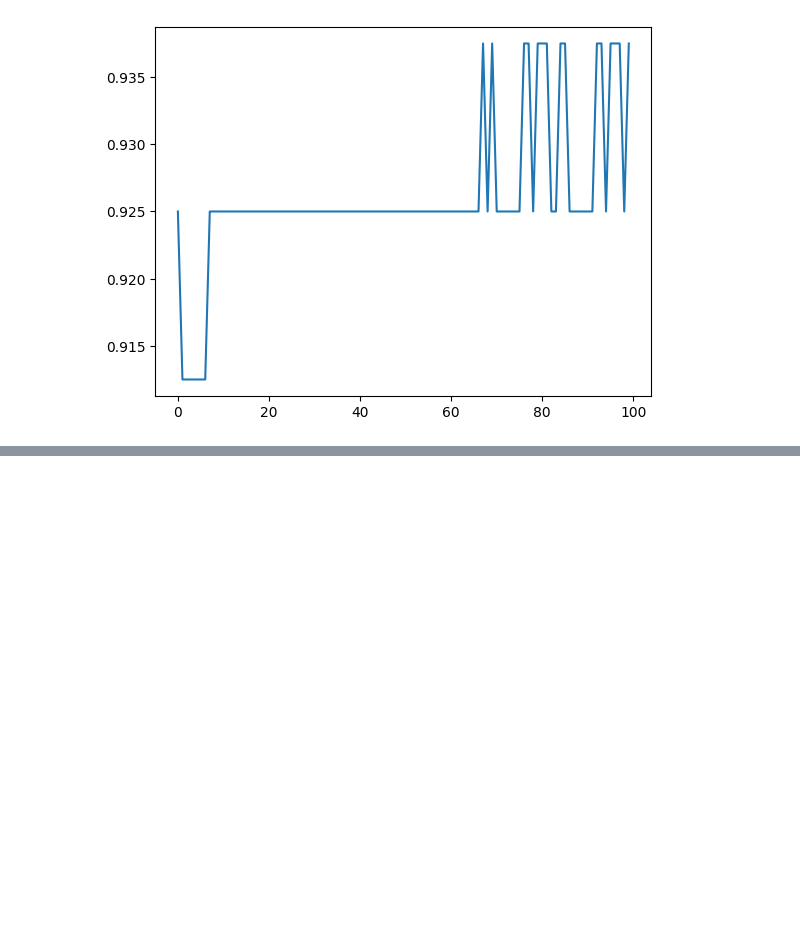
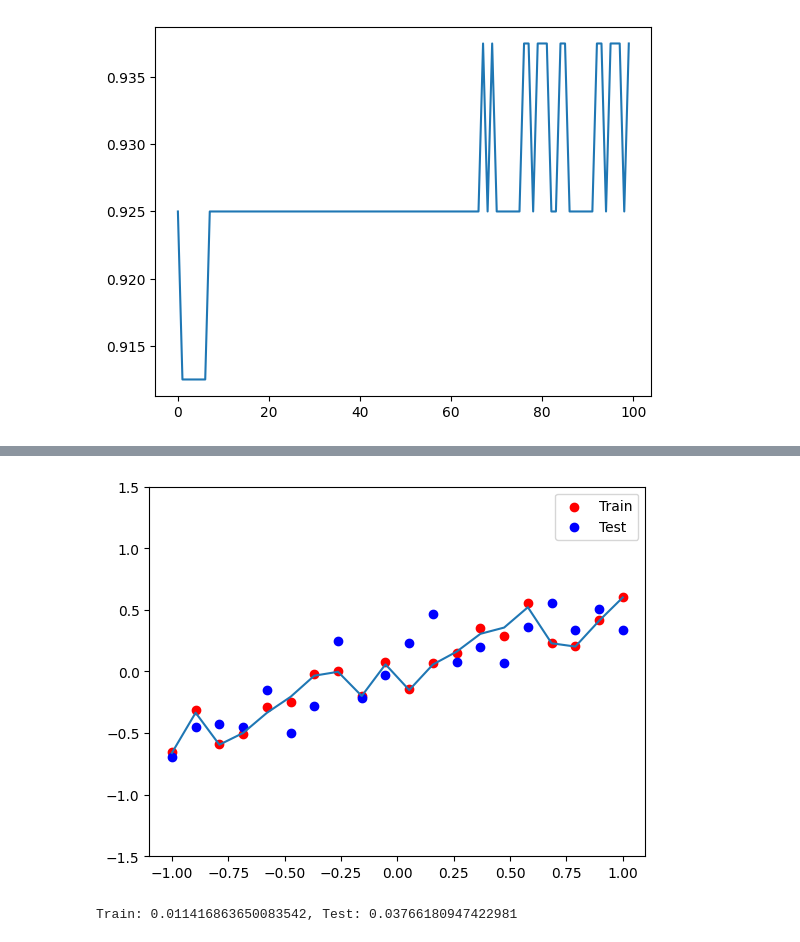
Before and after one commit to Ujjwalupreti/TensorFlow, a Jupyter notebook: D004/practice/Regularization.ipynb, the cells around one changed output, grey strips where cells are left out. Saved outputs shown, nothing was run; the diff lists cells and outputs as text; code cells hidden in the pictures; blank space fills up the shorter version.

```diff
--- a/D004/practice/Regularization.ipynb
+++ b/D004/practice/Regularization.ipynb
@@ -362,0 +456,12 @@ plt.plot(history3_.history['val_accuracy'])
+# %%
+model3 = Keras.Sequential([
+    Layer.Dense(128,input_dim=1,activation="relu"),
+    Layer.Dense(128,activation="relu"),
+    Layer.Dense(1,activation="linear")
+])
+# %%
+Adam = tf.keras.optimizers.Adam(learning_rate=0.01)
+
+model3.compile(loss="mse",optimizer=Adam,metrics=['mse'])
+# %%
+history4 = model3.fit(X_train,y_train,epochs=300,validation_data=(X_test,y_test),verbose=0)
@@ -362,0 +474,2 @@ plt.plot(history3_.history['val_accuracy'])
+# %%
+y_pred_3 = model3.predict(X_test)
@@ -362,0 +478,10 @@ plt.plot(history3_.history['val_accuracy'])
+# %%
+plt.figure()
+plt.scatter(X_train, y_train, c='red', label='Train')
+plt.scatter(X_test, y_test, c='blue', label='Test')
+plt.plot(X_test, y_pred_3)
+plt.legend()
+plt.ylim((-1.5, 1.5))
+plt.show()
+# %% [output]
+[figure, added]
@@ -362,0 +501,6 @@ plt.plot(history3_.history['val_accuracy'])
+# %%
+_, train_mse = model3.evaluate(X_train, y_train, verbose=0)
+_, test_mse = model3.evaluate(X_test, y_test, verbose=0)
+print('Train: {}, Test: {}'.format(train_mse, test_mse))
+# %% [output]
+Train: 0.011416863650083542, Test: 0.03766180947422981
```
Also changed, not shown: parts of 17 cells of this notebook.
